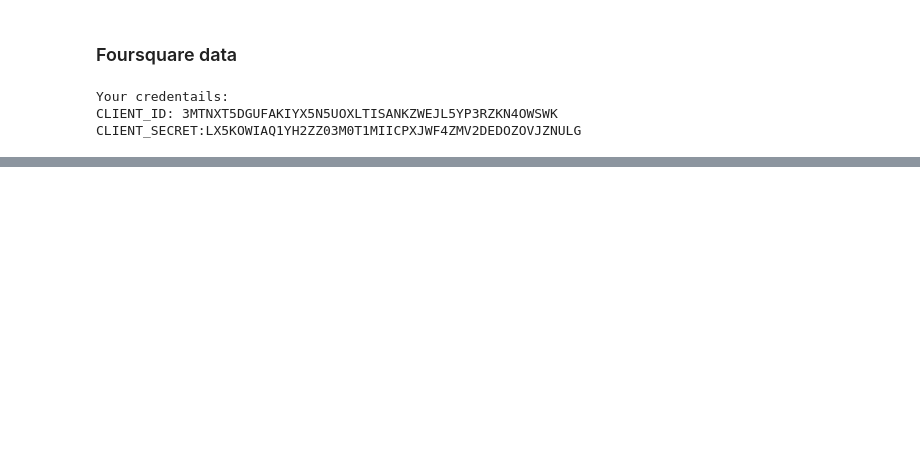
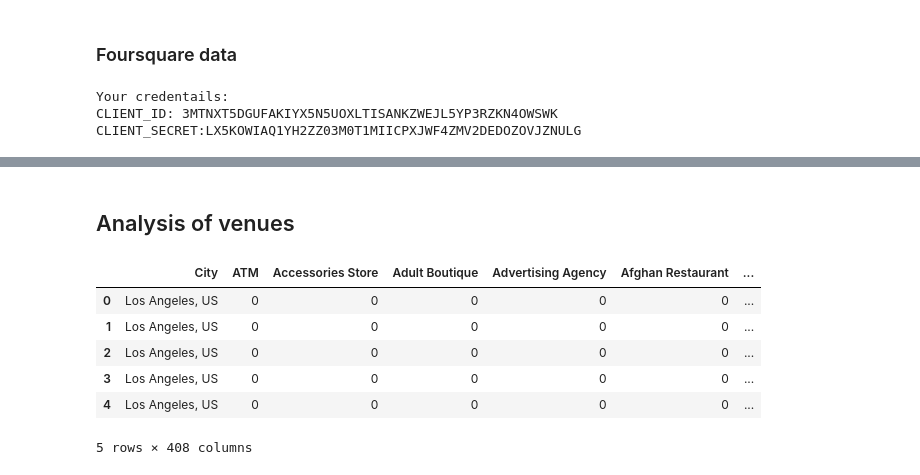
Before and after one commit to kdkuldeep/Coursera_Capstone, a Jupyter notebook: Capstone_Project.ipynb, the cells around one changed output, grey strips where cells are left out. Saved outputs shown, nothing was run; the diff lists cells and outputs as text; code cells hidden in the pictures; blank space fills up the shorter version.

```diff
--- a/Capstone_Project.ipynb
+++ b/Capstone_Project.ipynb
@@ -195,0 +249,22 @@ toronto_venues.head()
+# %% [markdown]
+## Analysis of venues
+# %%
+# one hot encoding
+onehot = pd.get_dummies(venues[['Venue Category']], prefix="", prefix_sep="")
+
+# add neighborhood column back to dataframe
+onehot['City'] = venues['City']
+
+# move neighborhood column to the first column
+fixed_columns = [onehot.columns[-1]] + list(onehot.columns[:-1])
+onehot = onehot[fixed_columns]
+
+onehot.head()
+# %% [output]
+|  | City | ATM | Accessories Store | Adult Boutique | Advertising Agency | Afghan Restaurant | ... |
+| 0 | Los Angeles, US | 0 | 0 | 0 | 0 | 0 | ... |
+| 1 | Los Angeles, US | 0 | 0 | 0 | 0 | 0 | ... |
+| 2 | Los Angeles, US | 0 | 0 | 0 | 0 | 0 | ... |
+| 3 | Los Angeles, US | 0 | 0 | 0 | 0 | 0 | ... |
+| 4 | Los Angeles, US | 0 | 0 | 0 | 0 | 0 | ... |
+5 rows × 408 columns
```
Also changed, not shown: parts of 29 cells of this notebook.
